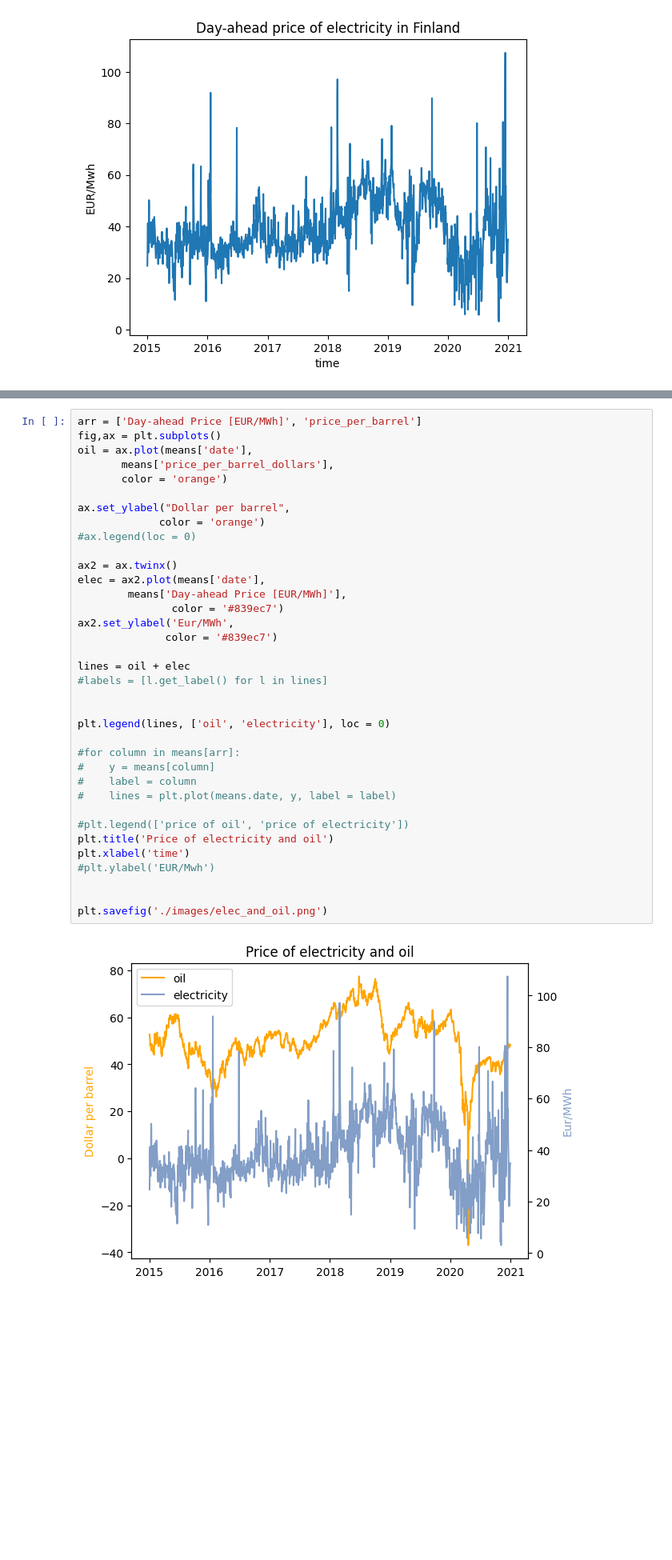
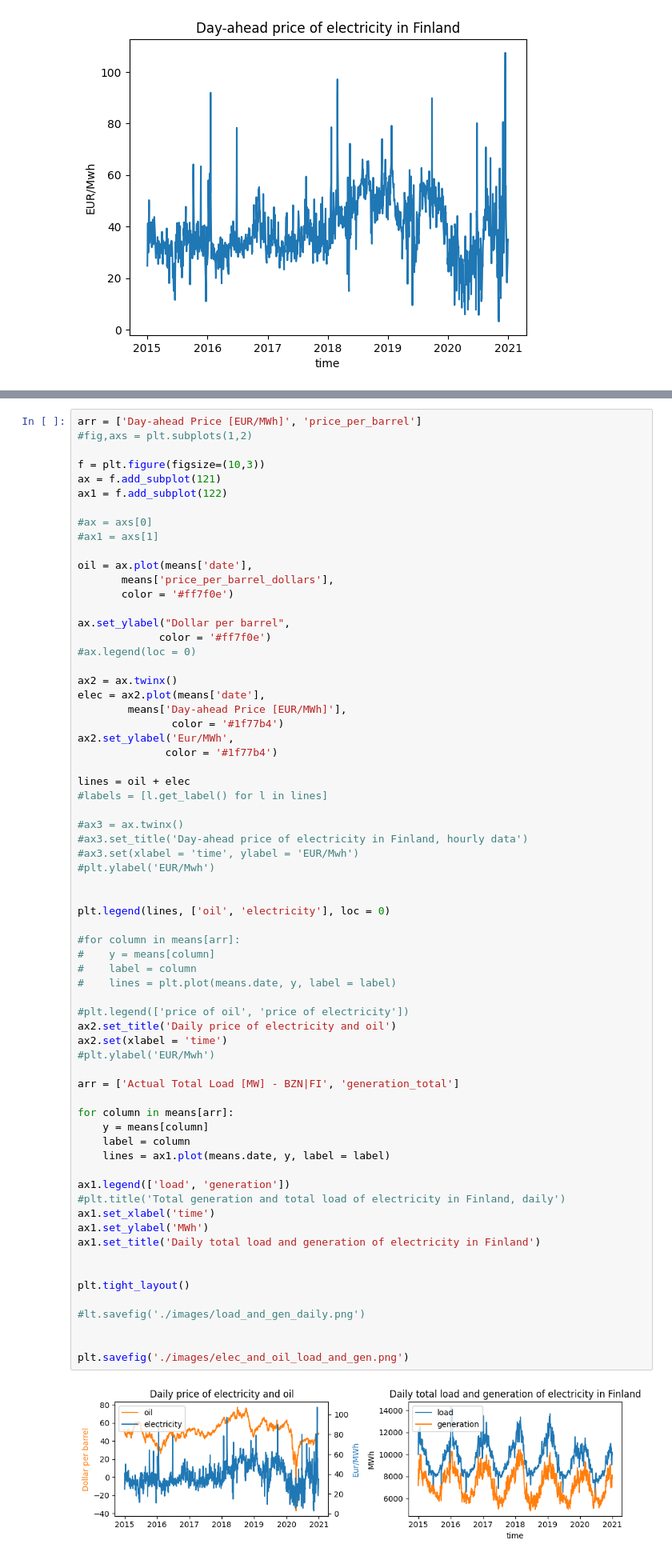
Before and after one commit to MergHQ/ids22-miniproject, a Jupyter notebook: EDA.ipynb, the cells around one changed output, grey strips where cells are left out. Shown: that part at 80% size. Saved outputs shown, nothing was run; the diff lists cells and outputs as text; blank space fills up the shorter version.

```diff
--- a/EDA.ipynb
+++ b/EDA.ipynb
@@ -209,41 +220,72 @@ Text(0, 0.5, 'EUR/Mwh')
 # %%
 arr = ['Day-ahead Price [EUR/MWh]', 'price_per_barrel']
-fig,ax = plt.subplots()
+#fig,axs = plt.subplots(1,2)
+
+f = plt.figure(figsize=(10,3))
+ax = f.add_subplot(121)
+ax1 = f.add_subplot(122)
+
+#ax = axs[0]
+#ax1 = axs[1]
+
 oil = ax.plot(means['date'],
        means['price_per_barrel_dollars'],
-       color = 'orange')
+       color = '#ff7f0e')
 
 ax.set_ylabel("Dollar per barrel",
-             color = 'orange')
+             color = '#ff7f0e')
 #ax.legend(loc = 0)
 
 ax2 = ax.twinx()
 elec = ax2.plot(means['date'],
         means['Day-ahead Price [EUR/MWh]'],
-               color = '#839ec7')
+               color = '#1f77b4')
 ax2.set_ylabel('Eur/MWh',
-              color = '#839ec7')
+              color = '#1f77b4')
 
 lines = oil + elec
 #labels = [l.get_label() for l in lines]
+
+#ax3 = ax.twinx()
+#ax3.set_title('Day-ahead price of electricity in Finland, hourly data')
+#ax3.set(xlabel = 'time', ylabel = 'EUR/Mwh')
+#plt.ylabel('EUR/Mwh')
 
 
 plt.legend(lines, ['oil', 'electricity'], loc = 0)
 
 #for column in means[arr]:
 #    y = means[column]
 #    label = column
 #    lines = plt.plot(means.date, y, label = label)
 
 #plt.legend(['price of oil', 'price of electricity'])
-plt.title('Price of electricity and oil')
-plt.xlabel('time')
+ax2.set_title('Daily price of electricity and oil')
+ax2.set(xlabel = 'time')
 #plt.ylabel('EUR/Mwh')
 
+arr = ['Actual Total Load [MW] - BZN|FI', 'generation_total']
 
-plt.savefig('./images/elec_and_oil.png')
+for column in means[arr]:
+    y = means[column]
+    label = column
+    lines = ax1.plot(means.date, y, label = label)
+
+ax1.legend(['load', 'generation'])
+#plt.title('Total generation and total load of electricity in Finland, daily')
+ax1.set_xlabel('time')
+ax1.set_ylabel('MWh')
+ax1.set_title('Daily total load and generation of electricity in Finland')
+
+
+plt.tight_layout()
+
+#lt.savefig('./images/load_and_gen_daily.png')
+
+
+plt.savefig('./images/elec_and_oil_load_and_gen.png')
 # %% [output]
-[figure, old version]
+[figure, new version]
 # %% [markdown]
 ## Weather data
 # %% [markdown]
```
Also changed, not shown: parts of 6 cells of this notebook, 4 other files.
